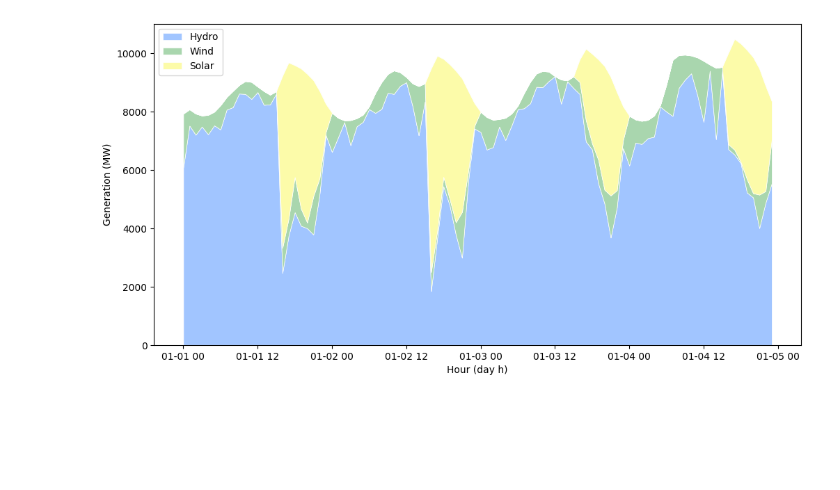
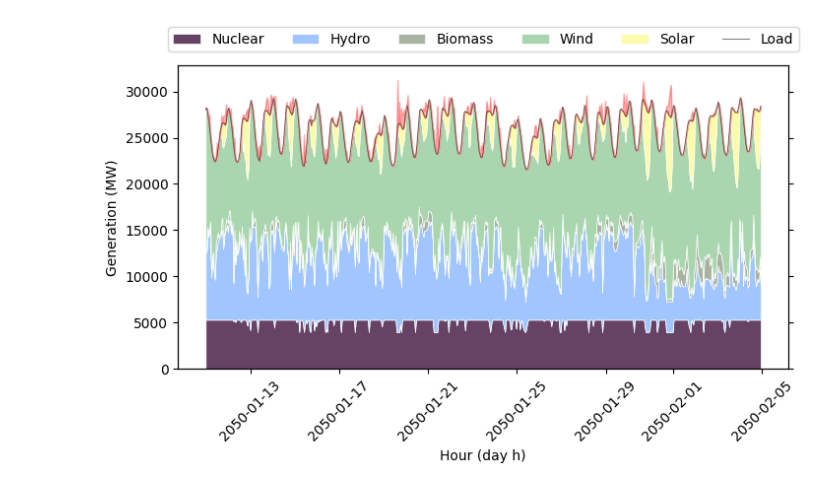
Before and after one commit to smmiri/COPPER_improvement, a Jupyter notebook: visualization/visualization_SILVER.ipynb, the cells around one changed output. Saved outputs shown, nothing was run; the diff lists cells and outputs as text; code cells hidden in the pictures; blank space fills up the shorter version.

```diff
--- a/visualization/visualization_SILVER.ipynb
+++ b/visualization/visualization_SILVER.ipynb
@@ -76,21 +111,64 @@ plt.show()
 # %%
 #Stacked area chart for hourly dispatch
+from datetime import datetime
 
-hourly_dispatch = pd.read_excel(scenario,sheet_name='Total Dispatch' , index_col=0)
+os.chdir(f'{output_dir}/{scenario}')
+
+
+hourly_dispatch = pd.read_excel(f'analysis_{file_name}.xlsx',sheet_name='Total Dispatch' , index_col=0)
 hourly_dispatch = hourly_dispatch.drop('total', axis=0)
+
+load_curve = pd.read_excel(fixpath(fr"C:\SILVER_BC_Cascade\SILVER_Data\user_inputs\BC_Cascade_Demand_Real_Forecasted_{file_name.split('_')[-1]}.xlsx"), sheet_name='Province_Total_Real', index_col=0)
+load_curve = load_curve.loc[:,'demand']
+load_curve = load_curve.iloc[0:len(hourly_dispatch)]
+load_curve.index = hourly_dispatch.index
+load_curve = load_curve
+curt = pd.read_excel(f'analysis_{file_name}.xlsx',sheet_name='Curtailment Details' , index_col=0)
+curtwind = curt['Total Curtailed VRE']
+curtwind = curtwind + load_curve
+print(curtwind)
+
 if 'cascade' in hourly_dispatch.columns:
     hourly_dispatch.hydro = hourly_dispatch.hydro + hourly_dispatch.cascade
     hourly_dispatch = hourly_dispatch.drop('cascade', axis=1)
+if 'Dummy' in hourly_dispatch.columns:
+        hourly_dispatch = hourly_dispatch.drop('Dummy', axis=1)
+if 'storage' in hourly_dispatch.columns:
+        hourly_dispatch = hourly_dispatch.drop('storage', axis=1)
+if 'import' in hourly_dispatch.columns:
+        hourly_dispatch = hourly_dispatch.drop('import', axis=1)
 
-hourly_dispatch = hourly_dispatch.drop('NG', axis=1)
-hourly_dispatch = hourly_dispatch.iloc[0:96]
+hourly_dispatch['Wind'] = hourly_dispatch['Wind'] + load_curve - hourly_dispatch.sum(axis=1)
 
-fig, ax = plt.subplots(figsize=(12,6))
-ax.stackplot(hourly_dispatch.index, hourly_dispatch.values.T, labels=[gen_types[key] for key in list(hourly_dispatch.columns)], colors=[colors[keyc] for keyc in list(hourly_dispatch.columns)]
+if 'Nuclear' in hourly_dispatch.columns:
+        cols = ['Nuclear', 'hydro', 'Biomass', 'Wind', 'Solar']
+        hourly_dispatch = hourly_dispatch[cols]
+
+starthour = 240
+endhour = 600
+hourly_dispatch = hourly_dispatch.iloc[starthour:starthour+endhour]
+load_curve = load_curve.iloc[starthour:starthour+endhour]
+curtwind = curtwind.iloc[starthour:starthour+endhour]
+
+
+fig, ax = plt.subplots(figsize=(8,4))
+lns1 = ax.stackplot(hourly_dispatch.index, hourly_dispatch.values.T, labels=[gen_types[key] for key in list(hourly_dispatch.columns)], colors=[colors[keyc] for keyc in list(hourly_dispatch.columns)]
              , baseline='zero', lw=0.5, edgecolor='white')
 ax.set(xlabel='Hour (day h)', ylabel='Generation (MW)')
-ax.legend(loc='upper left')
+ax.set(ylim=(0, curtwind.max()*1.05))
+ax.tick_params(axis='x', rotation=45)
+ax2 = ax.twinx()
+lns2 = ax2.plot(load_curve, color='black', label='Load', alpha=0.5)
+ax2.set(yticklabels=[])
+ax2.set(ylim=(0, ax.get_ylim()[1]))
+lns = lns1 + lns2
+labs = [l.get_label() for l in lns]
+ax.legend(lns, labs, loc='upper center', ncol=6, bbox_to_anchor=(0.5, 1.15))
+#ax2.legend(loc='lower right', bbox_to_anchor=(.973, 0.36))
+plt.plot(curtwind, color='red', label='Curtailment', alpha=0.0)
+plt.fill_between(curtwind.index, curtwind, load_curve,  color='red', alpha=0.3)
 
-plt.savefig(f'{scenario.split(".")[0]}_hourly_dispatch.png', dpi=300, bbox_inches='tight')
+
+plt.savefig(f'{scenario.split(".")[0]}_hourly_dispatch.jpg', dpi=300, bbox_inches='tight')
 plt.show()
 # %% [output]
@@ -97 +187 @@ plt.show()
-[figure, old version]
+[figure, new version]
```
Also changed, not shown: parts of 9 cells of this notebook, 4 other files.
